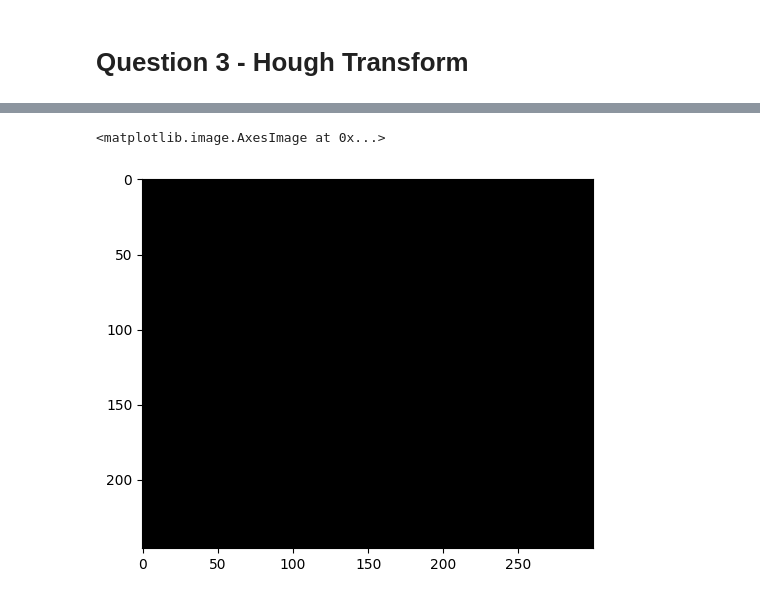
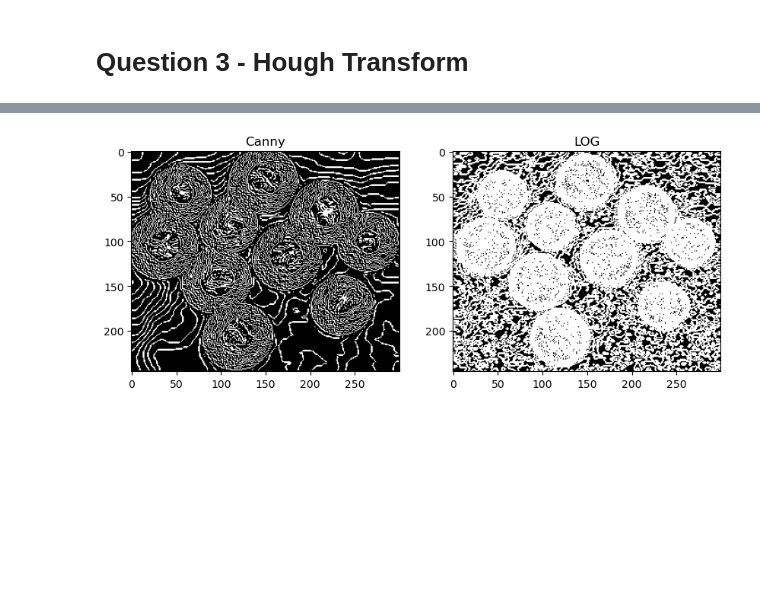
Before and after one commit to brahan-hub/ICBV241_HW2, a Jupyter notebook: ICBV241_HW2.ipynb, the cells around one changed output, grey strips where cells are left out. Drawn from its saved outputs; the diff is of its cells as text; code cells hidden in the pictures; blank space fills up the shorter version.

```diff
--- a/ICBV241_HW2.ipynb
+++ b/ICBV241_HW2.ipynb
@@ -14,10 +26,18 @@ def zero_crossing(LoG, a, b):
     The output is a binary matrix with 1 in all the zero crossing pixels
     and 0 otherwise.
     """
+    zc = np.zeros_like(LoG)
+    rows,cols = LoG.shape
+    for i in range(1,rows-1):
+        for j in range(1,cols-1):
+            term1 = LoG[i,j] > a and any(LoG[i+dx, j+dy]<b for dx in [-1, 0, 1] for dy in [-1, 0, 1])
+            term2 = LoG[i,j] < b and any(LoG[i+dx, j+dy]>a for dx in [-1, 0, 1] for dy in [-1, 0, 1])
 
-    return np.zeros_like(LoG) # Replace with zero crossing code
+            if term1 or term2:
+                zc[i,j] = 1
+    return zc # Replace with zero crossing code
 # %%
-# Reads the original image in grayscale, and sets the image range to be 0-1 (instead of 0-255)
+##Reads the original image in grayscale, and sets the image range to be 0-1 (instead of 0-255)
 coins = cv2.imread('coins_edges.jpg', cv2.IMREAD_GRAYSCALE).astype(float) / 255 #'coins': The original image in grayscale.
 
 ## Implementation of LoG as shown in tutorial #6
@@ -29,18 +49,23 @@ laplacian_kernel = np.array([
 # 'smoothed': The smoothed image (i.e., the image after applying the Gaussian smoothing).
 smoothed = cv2.GaussianBlur(coins, (7, 7) ,0) # You may change the 'ksize' parameter (7,7) and the sigma parameter 0.
 LoG = cv2.filter2D(smoothed, ddepth=cv2.CV_64F, kernel=laplacian_kernel).astype(float) #'LoG': The image after applying LoG.
+LLoG = 1 / (1 + np.abs(LoG)) #TODO: why we dont need it here?
 
+# plot compare:
+_a = 0.6
+_b = 0.98
 # 'zc': The image of the detected edges after applying zero-crossing.
-zc = zero_crossing(LoG,
-                   a = 0.1,
-                   b = -0.1) # You may change the parameters a, b to get the best result
+zc = zero_crossing(LLoG,
+                   a = _a,
+                   b = _b) # You may change the parameters a, b to get the best result
 
+zc_header = "Zero Crossing a={}, b={}".format(_a,_b)
 
 # Showing the 4 plots requested in this section
 _, axes = plt.subplots(2, 2, figsize=(10, 10))
 for ax, img ,title in zip(axes.flatten(),
                           [coins, smoothed, LoG, zc],
-                          ["Original", "Smoothed", "LoG", "Zero Crossing"]):
+                          ["Original", "Smoothed", "LoG",zc_header ]):
     ax.imshow(img,
               cmap='gray')
     ax.set_title(title)
@@ -61,0 +102,3 @@ noisy_coins_uint8 = (noisy_coins * 255).astype(np.uint8)
+# %%
+for i in range(100,200,10):
+    plot_canny_zc(i,2*i)
@@ -71,19 +252,27 @@ plt.imshow(img, cmap='gray')
 # %%
 def edgeDetector(image):
   '''
   This function should get as input the grayscale 'image' and any additional
   parameters you need, and return 'edge_map': a binary image (same shape as 'image')
   with a value of 1 in each detected edge pixel and a value of zero otherwise.
   '''
   edge_map = np.zeros_like(image) # Replace with edge detection code
   return edge_map
 
 # Step 1: Produce an edge map from the image using an edge detector
-edges = edgeDetector(img)
-plt.imshow(edges, cmap='gray')
+edges_canny =  canny_edge_detector(img, sigma=5, low_threshold_ratio=0.01, high_threshold_ratio=0.09).astype('float')
+edges_log = LoG_edge_detector(img, sigma=1, threshold=0.9)
+
+
+_, axes = plt.subplots(1, 2, figsize=(10, 10))
+for ax, image ,title in zip(axes.flatten(),
+                        [edges_canny ,edges_log],
+                        [ "Canny", "LOG"]):
+    ax.imshow(image,
+            cmap='gray')
+    ax.set_title(title)
 # %% [output]
-<matplotlib.image.AxesImage at 0x...>
-[figure, old version]
+[figure, new version]
 # %%
 def HoughCircles(edge_map):
   '''
```
Also changed, not shown: parts of 9 cells of this notebook, 1 other file.
